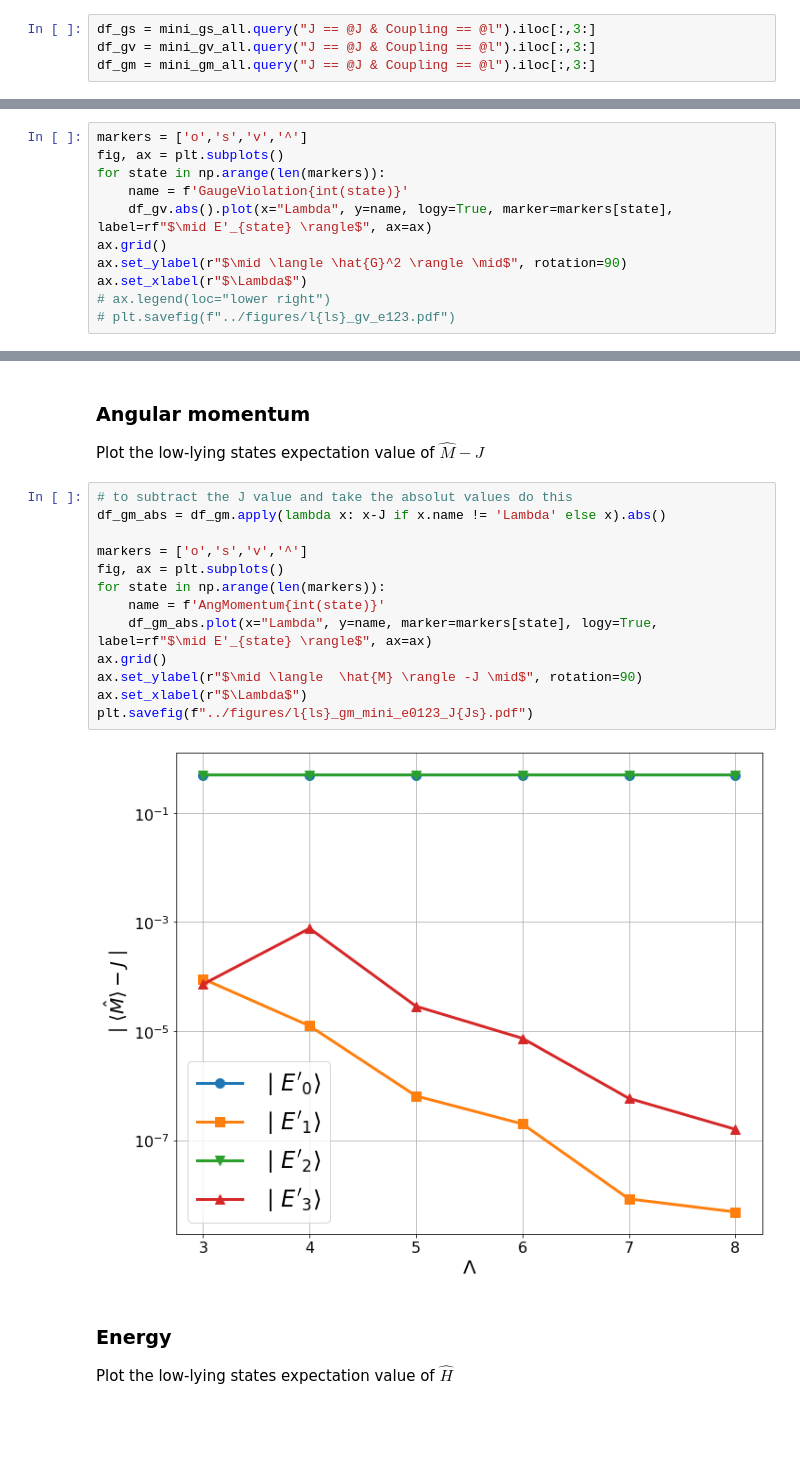
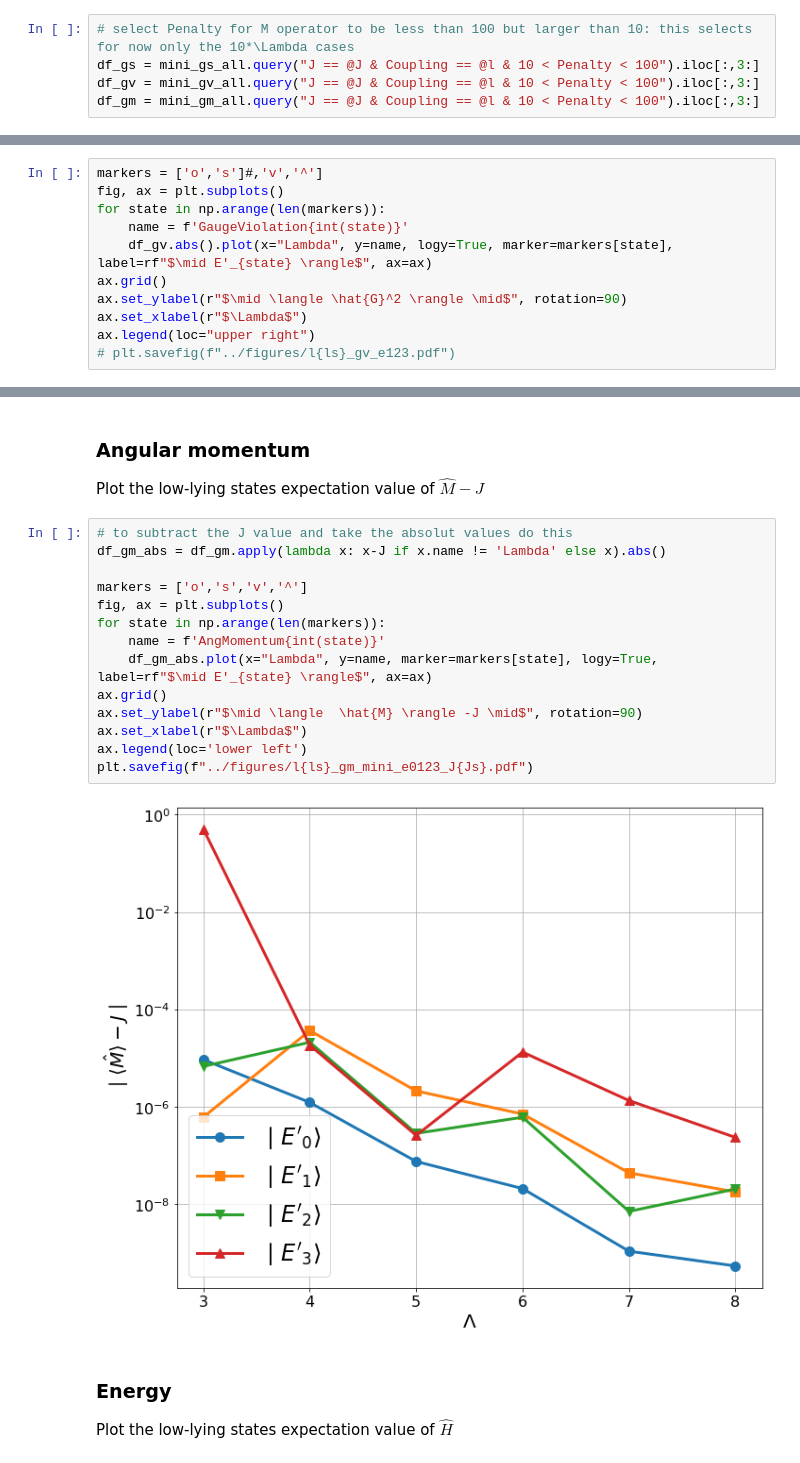
Before and after one commit to erinaldi/bmn2-qutip, a Jupyter notebook: notebooks/plots.ipynb, the cells around one changed output, grey strips where cells are left out. Cells and saved outputs as stored; diff of their text form; blank space fills up the shorter version.

Commit message:
[fix] changed penalty in pd query

```diff
--- a/notebooks/plots.ipynb
+++ b/notebooks/plots.ipynb
@@ -764,9 +787,10 @@ ls = str(l).replace(".", "")
 J = 0.5
 Js = str(J).replace(".","")
 # %%
-df_gs = mini_gs_all.query("J == @J & Coupling == @l").iloc[:,3:]
-df_gv = mini_gv_all.query("J == @J & Coupling == @l").iloc[:,3:]
-df_gm = mini_gm_all.query("J == @J & Coupling == @l").iloc[:,3:]
+# select Penalty for M operator to be less than 100 but larger than 10: this selects for now only the 10*\Lambda cases
+df_gs = mini_gs_all.query("J == @J & Coupling == @l & 10 < Penalty < 100").iloc[:,3:]
+df_gv = mini_gv_all.query("J == @J & Coupling == @l & 10 < Penalty < 100").iloc[:,3:]
+df_gm = mini_gm_all.query("J == @J & Coupling == @l & 10 < Penalty < 100").iloc[:,3:]
 # %%
 plot_energies(df_gs,10)
 # %% [output]
@@ -776,7 +800,7 @@ plot_energies(df_gs,10)
 
 Plot the low-lying states expectation value of $G^2$
 # %%
-markers = ['o','s','v','^']
+markers = ['o','s']#,'v','^']
 fig, ax = plt.subplots()
 for state in np.arange(len(markers)):
     name = f'GaugeViolation{int(state)}'
@@ -784,6 +808,6 @@ for state in np.arange(len(markers)):
 ax.grid()
 ax.set_ylabel(r"$\mid \langle \hat{G}^2 \rangle \mid$", rotation=90)
 ax.set_xlabel(r"$\Lambda$")
-# ax.legend(loc="lower right")
+ax.legend(loc="upper right")
 # plt.savefig(f"../figures/l{ls}_gv_e123.pdf")
 # %% [output]
@@ -798,18 +822,19 @@ Plot the low-lying states expectation value of $\hat{M} - J$
 # %%
 # to subtract the J value and take the absolut values do this
 df_gm_abs = df_gm.apply(lambda x: x-J if x.name != 'Lambda' else x).abs()
 
 markers = ['o','s','v','^']
 fig, ax = plt.subplots()
 for state in np.arange(len(markers)):
     name = f'AngMomentum{int(state)}'
     df_gm_abs.plot(x="Lambda", y=name, marker=markers[state], logy=True, label=rf"$\mid E'_{state} \rangle$", ax=ax)
 ax.grid()
 ax.set_ylabel(r"$\mid \langle  \hat{M} \rangle -J \mid$", rotation=90)
 ax.set_xlabel(r"$\Lambda$")
+ax.legend(loc='lower left')
 plt.savefig(f"../figures/l{ls}_gm_mini_e0123_J{Js}.pdf")
 # %% [output]
-[figure, old version]
+[figure, new version]
 # %% [markdown]
 ### Energy
 
```
Also changed, not shown: parts of 6 cells of this notebook.
